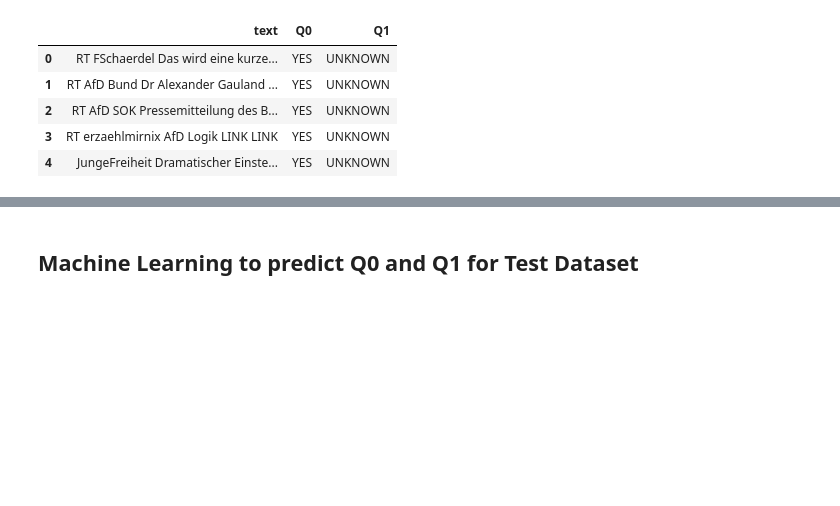
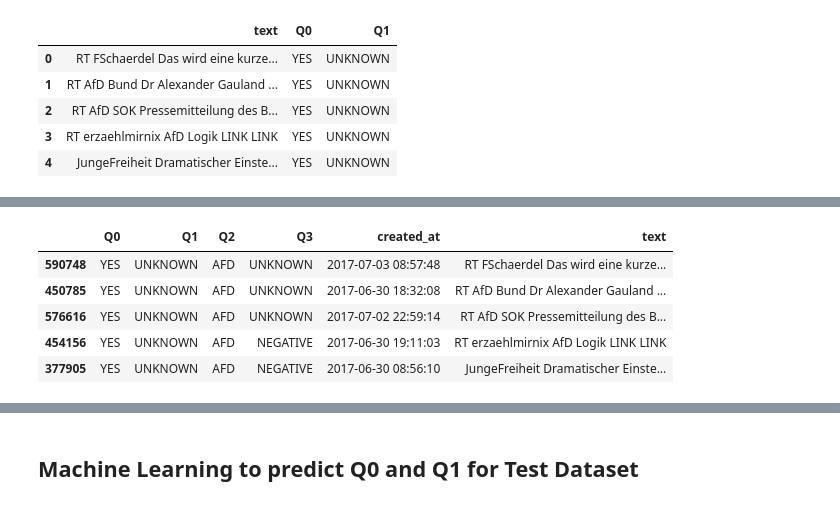
Before and after one commit to ChoudhuryAnkhi/sentiment-analysis-of-tweets-election-2017, a Jupyter notebook: notebooks/Creating dataset for machine learning - German Election.ipynb, the cells around one changed output, grey strips where cells are left out. Cells and saved outputs as stored; diff of their text form; code cells hidden in the pictures; blank space fills up the shorter version.

```diff
--- a/notebooks/Creating dataset for machine learning - German Election.ipynb
+++ b/notebooks/Creating dataset for machine learning - German Election.ipynb
@@ -46,6 +46,10 @@ Index(['Q0', 'Q1', 'Q2', 'Q3', 'created_at', 'text'], dtype='object')
 # %%
 #
 nrows = None # if you want the whole data
-nrows = 10000 # 10K is fast to load but still varied enough
-test_df = pd.read_csv( os.path.join( rootdir, "data", "processed","tweets.csv"),
+#nrows = 10000 # 10K is fast to load but still varied enough
+test_df = pd.read_csv( os.path.join( rootdir,
+                                    "data",
+                                    "processed",
+                                    "tweets.csv"),
                       nrows=nrows)
+test_df.set_index('id',inplace=True)
@@ -142,0 +251,12 @@ clean_train_df.head()
+# %%
+# putting everything together
+clean_train_df = train_df
+clean_train_df['text'] = train_df.text.apply(clean_tweet)
+clean_train_df.head()
+# %% [output]
+|  | Q0 | Q1 | Q2 | Q3 | created_at | text |
+| 590748 | YES | UNKNOWN | AFD | UNKNOWN | 2017-07-03 08:57:48 | RT FSchaerdel Das wird eine kurze... |
+| 450785 | YES | UNKNOWN | AFD | UNKNOWN | 2017-06-30 18:32:08 | RT AfD Bund Dr Alexander Gauland ... |
+| 576616 | YES | UNKNOWN | AFD | UNKNOWN | 2017-07-02 22:59:14 | RT AfD SOK Pressemitteilung des B... |
+| 454156 | YES | UNKNOWN | AFD | NEGATIVE | 2017-06-30 19:11:03 | RT erzaehlmirnix AfD Logik LINK LINK |
+| 377905 | YES | UNKNOWN | AFD | NEGATIVE | 2017-06-30 08:56:10 | JungeFreiheit Dramatischer Einste... |
```
Also changed, not shown: parts of 28 cells of this notebook.
